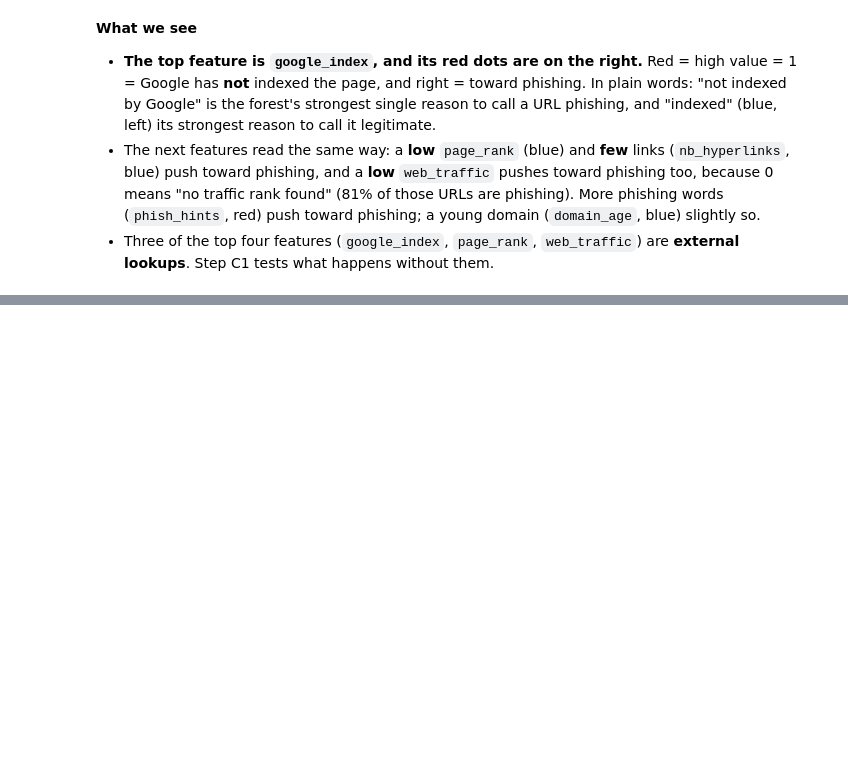
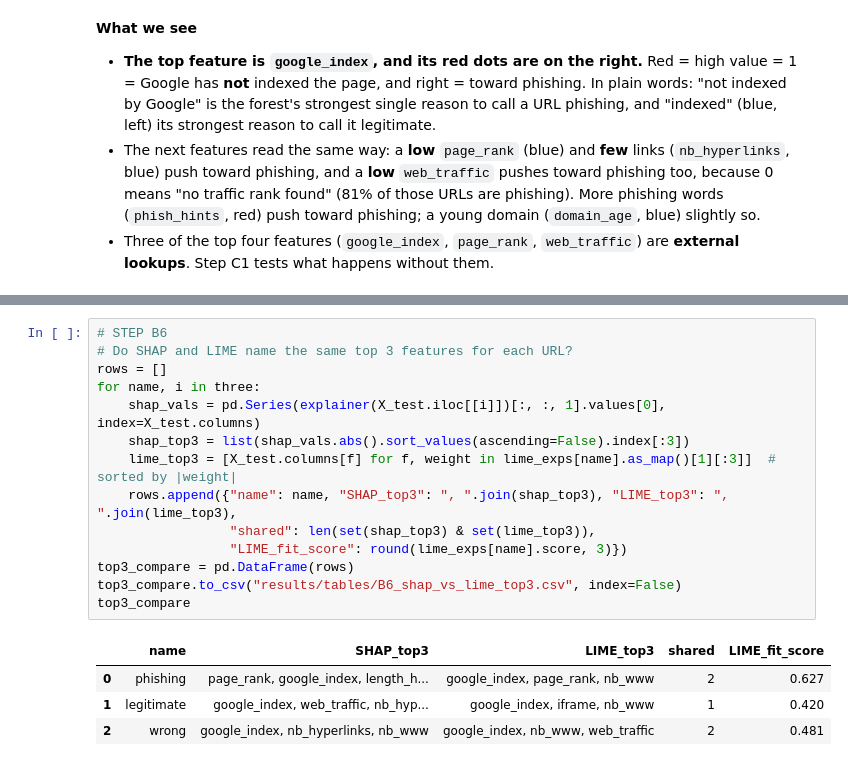
Before and after one commit to steve-nt/AI-for-Cybersecurity-Lab4.1, a Jupyter notebook: parts/10_supervised_forest.ipynb, the cells around one changed output, grey strips where cells are left out. Drawn from its saved outputs; the diff is of its cells as text; blank space fills up the shorter version.

```diff
--- a/parts/10_supervised_forest.ipynb
+++ b/parts/10_supervised_forest.ipynb
@@ -210,0 +355,19 @@ dtype: float64
+# %%
+# STEP B6
+# Do SHAP and LIME name the same top 3 features for each URL?
+rows = []
+for name, i in three:
+    shap_vals = pd.Series(explainer(X_test.iloc[[i]])[:, :, 1].values[0], index=X_test.columns)
+    shap_top3 = list(shap_vals.abs().sort_values(ascending=False).index[:3])
+    lime_top3 = [X_test.columns[f] for f, weight in lime_exps[name].as_map()[1][:3]]  # sorted by |weight|
+    rows.append({"name": name, "SHAP_top3": ", ".join(shap_top3), "LIME_top3": ", ".join(lime_top3),
+                 "shared": len(set(shap_top3) & set(lime_top3)),
+                 "LIME_fit_score": round(lime_exps[name].score, 3)})
+top3_compare = pd.DataFrame(rows)
+top3_compare.to_csv("results/tables/B6_shap_vs_lime_top3.csv", index=False)
+top3_compare
+# %% [output]
+|  | name | SHAP_top3 | LIME_top3 | shared | LIME_fit_score |
+| 0 | phishing | page_rank, google_index, length_h... | google_index, page_rank, nb_www | 2 | 0.627 |
+| 1 | legitimate | google_index, web_traffic, nb_hyp... | google_index, iframe, nb_www | 1 | 0.420 |
+| 2 | wrong | google_index, nb_hyperlinks, nb_www | google_index, nb_www, web_traffic | 2 | 0.481 |
```
Also changed, not shown: parts of 8 cells of this notebook, 10 other files.
